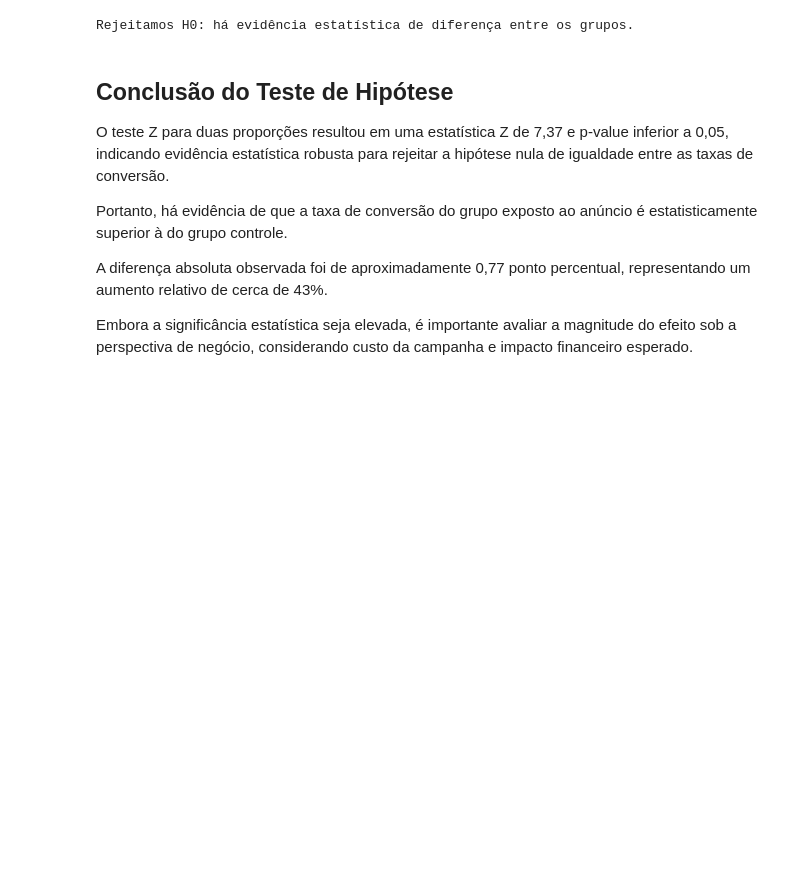
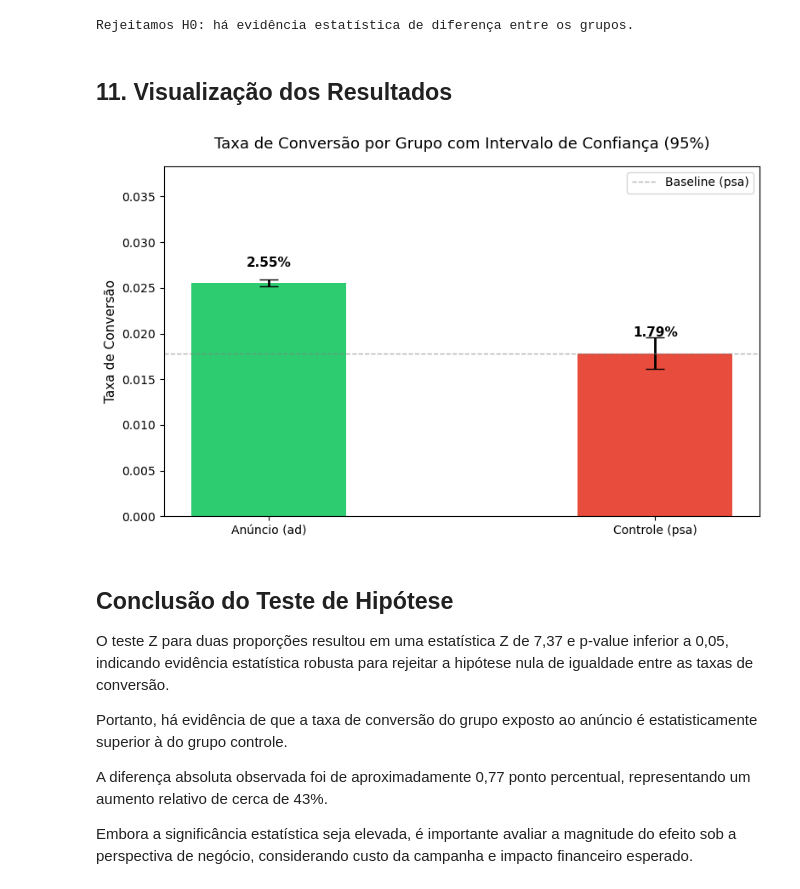
Before and after one commit to Leticia0587/marketing-ab-testing-statistical-inference, a Jupyter notebook: notebooks/02_hypothesis_testing.ipynb, the cells around one changed output. Drawn from its saved outputs; the diff is of its cells as text; code cells hidden in the pictures; blank space fills up the shorter version.

```diff
--- a/notebooks/02_hypothesis_testing.ipynb
+++ b/notebooks/02_hypothesis_testing.ipynb
@@ -30,16 +32,20 @@ df = pd.read_csv('../data/marketing_AB.csv')
 # %% [markdown]
 ## 4. Definição das Variáveis
 # %%
-# Tamanhos das amostras
-n_ad = 564577
-n_psa = 23524
+# Tamanhos das amostras e conversões — extraídos diretamente dos dados
+summary = df.groupby('test group')['converted'].agg(
+    count='count',
+    conversions='sum'
+)
 
-# Conversões
-conv_ad = 14423
-conv_psa = 420
+n_ad   = summary.loc['ad',  'count']
+n_psa  = summary.loc['psa', 'count']
+
+conv_ad  = summary.loc['ad',  'conversions']
+conv_psa = summary.loc['psa', 'conversions']
 
 # Proporções observadas
-p_ad = conv_ad / n_ad
+p_ad  = conv_ad  / n_ad
 p_psa = conv_psa / n_psa
 
 p_ad, p_psa
@@ -103,6 +148,40 @@ else:
     print("Não rejeitamos H0: não há evidência estatística suficiente.")
 # %% [output]
 Rejeitamos H0: há evidência estatística de diferença entre os grupos.
+# %% [markdown]
+## 11. Visualização dos Resultados
+# %%
+grupos = ['Anúncio (ad)', 'Controle (psa)']
+proporcoes = [p_ad, p_psa]
+erros = [1.96 * np.sqrt(p_ad * (1 - p_ad) / n_ad),
+         1.96 * np.sqrt(p_psa * (1 - p_psa) / n_psa)]
+
+fig, ax = plt.subplots(figsize=(8, 5))
+
+cores = ['#2ecc71', '#e74c3c']
+bars = ax.bar(grupos, proporcoes, color=cores, width=0.4,
+              yerr=erros, capsize=8, error_kw={'linewidth': 2})
+
+ax.set_title('Taxa de Conversão por Grupo com Intervalo de Confiança (95%)',
+             fontsize=13, pad=15)
+ax.set_ylabel('Taxa de Conversão', fontsize=11)
+ax.set_ylim(0, max(proporcoes) * 1.5)
+
+for bar, prop in zip(bars, proporcoes):
+    ax.text(bar.get_x() + bar.get_width() / 2,
+            bar.get_height() + 0.0015,
+            f'{prop:.2%}',
+            ha='center', va='bottom', fontsize=11, fontweight='bold')
+
+ax.axhline(y=p_psa, color='gray', linestyle='--', linewidth=1, alpha=0.6,
+           label='Baseline (psa)')
+ax.legend(fontsize=10)
+
+plt.tight_layout()
+plt.savefig('../outputs/conversion_rate_by_group.png', dpi=150)
+plt.show()
+# %% [output]
+[figure, added]
 # %% [markdown]
 ## Conclusão do Teste de Hipótese
 
```
Also changed, not shown: parts of 5 cells of this notebook, 3 other files.
